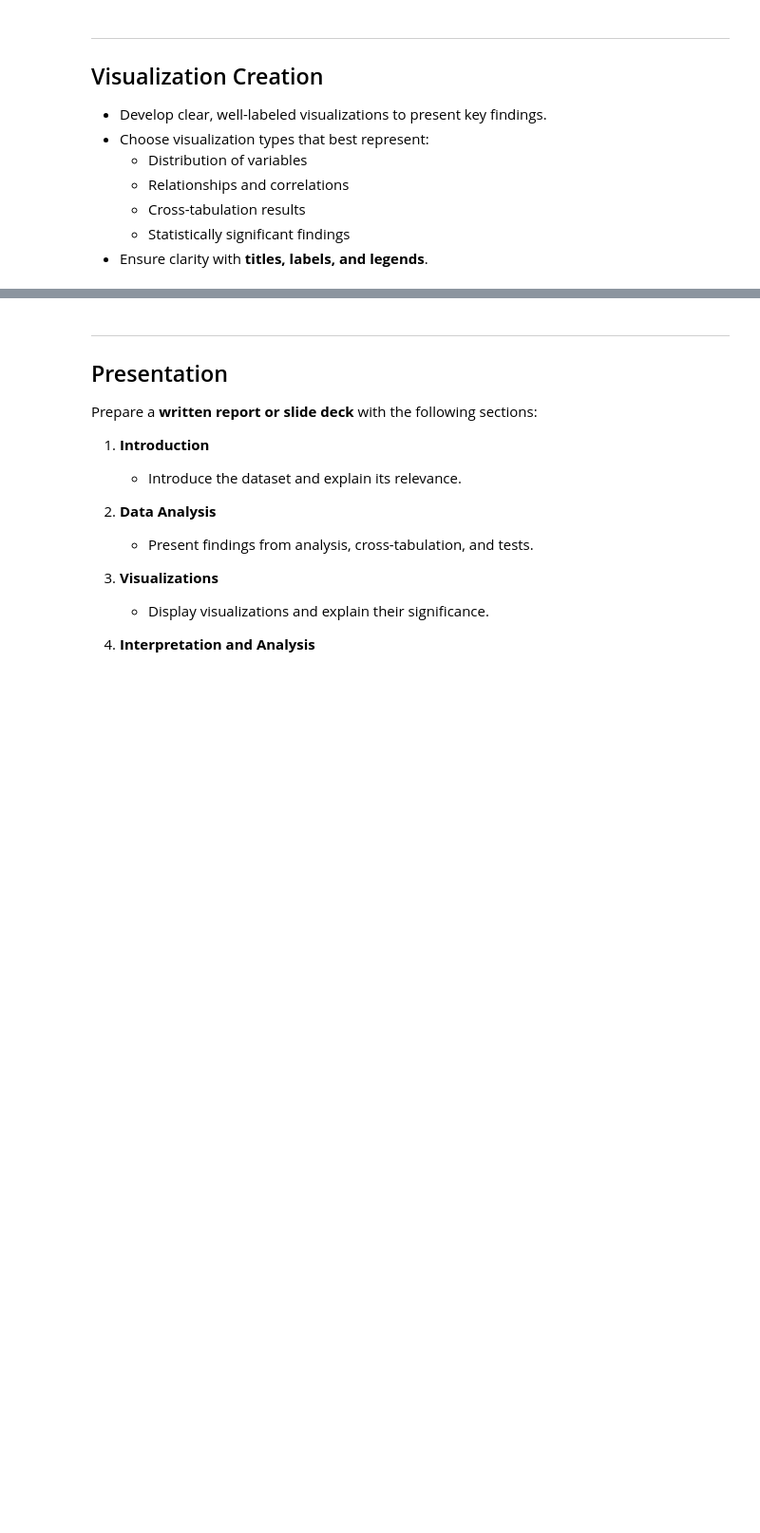
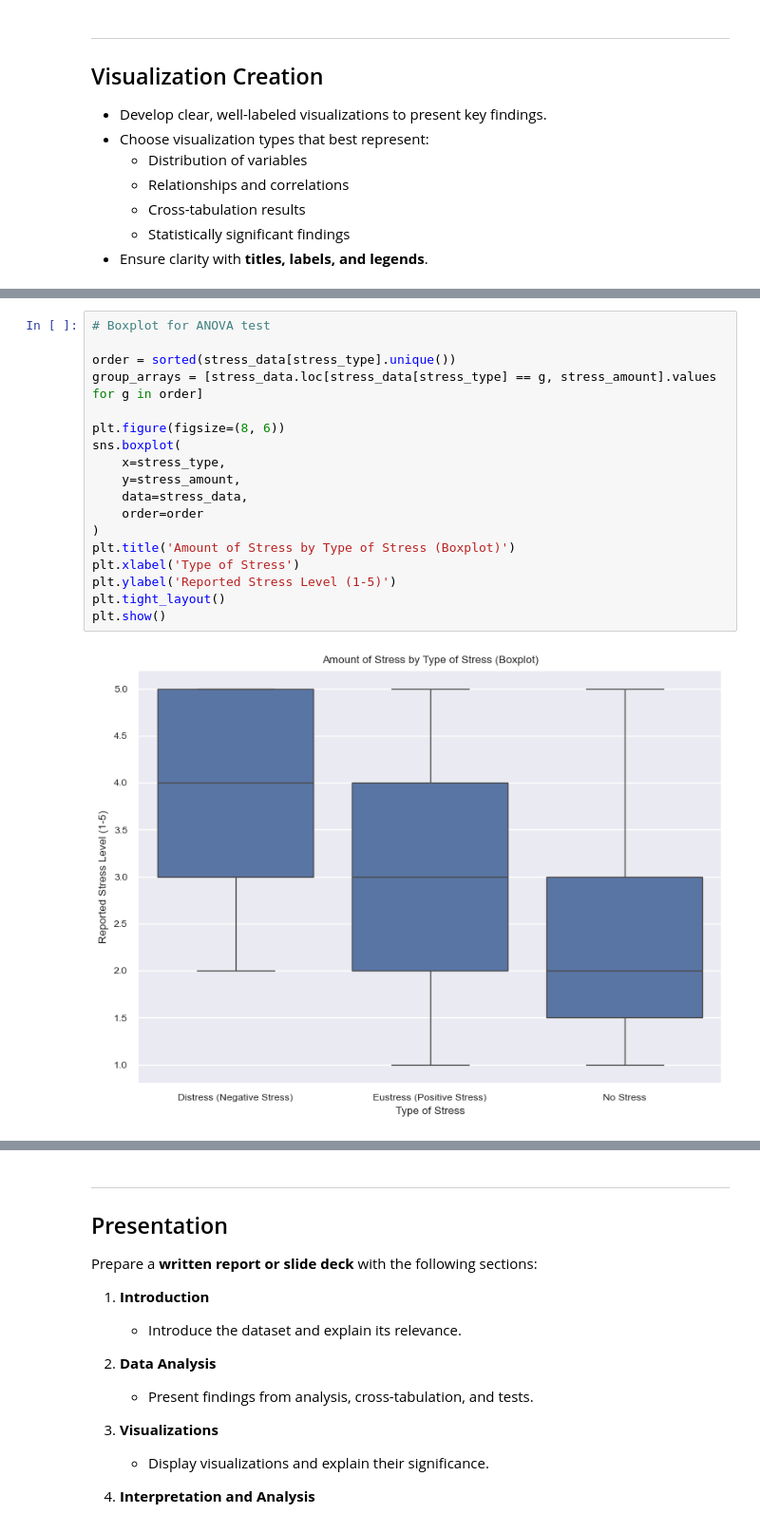
Before and after one commit to WillDBM/DATA102---Student-Stress-Group-Project, a Jupyter notebook: Dataset_2/A3.2 Notebook.ipynb, the cells around one changed output, grey strips where cells are left out. Shown at 95% size. Saved outputs shown, nothing was run; the diff lists cells and outputs as text; blank space fills up the shorter version.

```diff
--- a/Dataset_2/A3.2 Notebook.ipynb
+++ b/Dataset_2/A3.2 Notebook.ipynb
@@ -78,0 +205,20 @@ stress_data.describe()
+# %%
+# Boxplot for ANOVA test
+
+order = sorted(stress_data[stress_type].unique())
+group_arrays = [stress_data.loc[stress_data[stress_type] == g, stress_amount].values for g in order]
+
+plt.figure(figsize=(8, 6))
+sns.boxplot(
+    x=stress_type,
+    y=stress_amount,
+    data=stress_data,
+    order=order
+)
+plt.title('Amount of Stress by Type of Stress (Boxplot)')
+plt.xlabel('Type of Stress')
+plt.ylabel('Reported Stress Level (1-5)')
+plt.tight_layout()
+plt.show()
+# %% [output]
+[figure, added]
```
Also changed, not shown: parts of 10 cells of this notebook.
